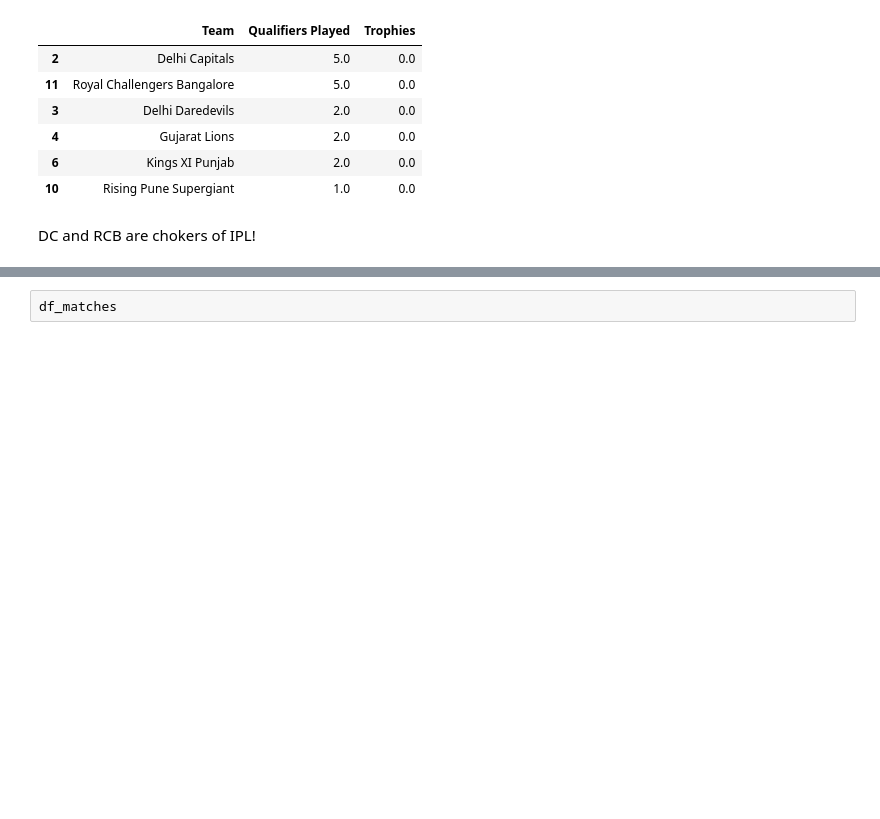
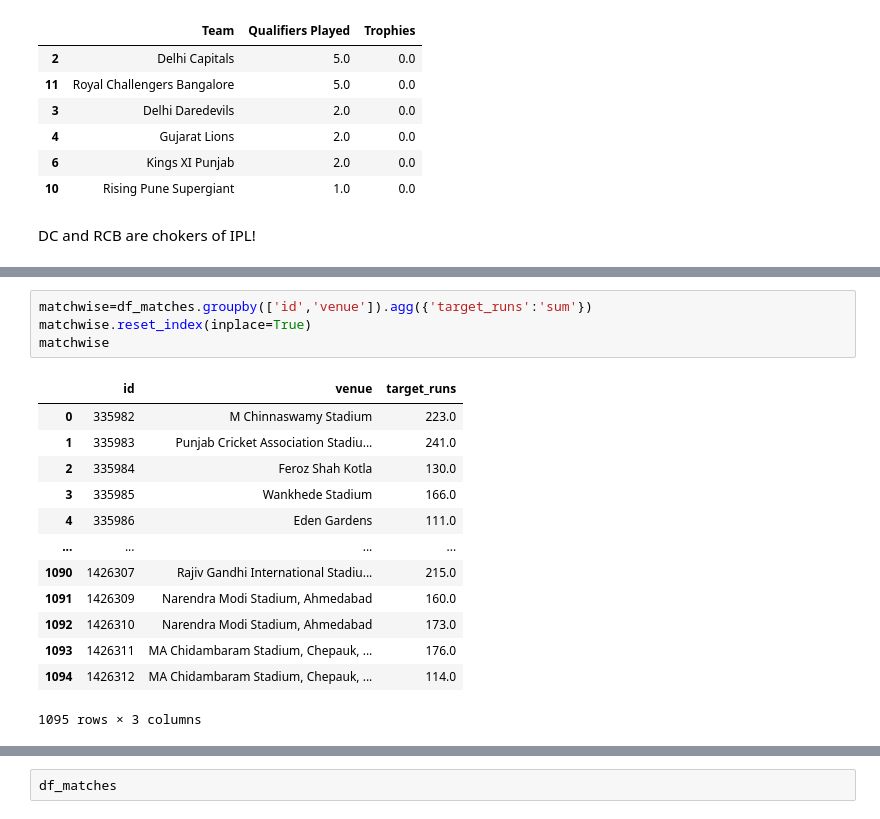
Before and after one commit to Prashant0594/python_data_projects, a Jupyter notebook: project_IPL_analysis/matches.ipynb, the cells around one changed output, grey strips where cells are left out. Saved outputs shown, nothing was run; the diff lists cells and outputs as text; blank space fills up the shorter version.

```diff
--- a/project_IPL_analysis/matches.ipynb
+++ b/project_IPL_analysis/matches.ipynb
@@ -149,0 +168,18 @@ DC and RCB are chokers of IPL!
+# %%
+matchwise=df_matches.groupby(['id','venue']).agg({'target_runs':'sum'})
+matchwise.reset_index(inplace=True)
+matchwise
+# %% [output]
+|  | id | venue | target_runs |
+| 0 | 335982 | M Chinnaswamy Stadium | 223.0 |
+| 1 | 335983 | Punjab Cricket Association Stadiu... | 241.0 |
+| 2 | 335984 | Feroz Shah Kotla | 130.0 |
+| 3 | 335985 | Wankhede Stadium | 166.0 |
+| 4 | 335986 | Eden Gardens | 111.0 |
+| ... | ... | ... | ... |
+| 1090 | 1426307 | Rajiv Gandhi International Stadiu... | 215.0 |
+| 1091 | 1426309 | Narendra Modi Stadium, Ahmedabad | 160.0 |
+| 1092 | 1426310 | Narendra Modi Stadium, Ahmedabad | 173.0 |
+| 1093 | 1426311 | MA Chidambaram Stadium, Chepauk, ... | 176.0 |
+| 1094 | 1426312 | MA Chidambaram Stadium, Chepauk, ... | 114.0 |
+1095 rows × 3 columns
```
Also changed, not shown: parts of 5 cells of this notebook, 1 other file.
